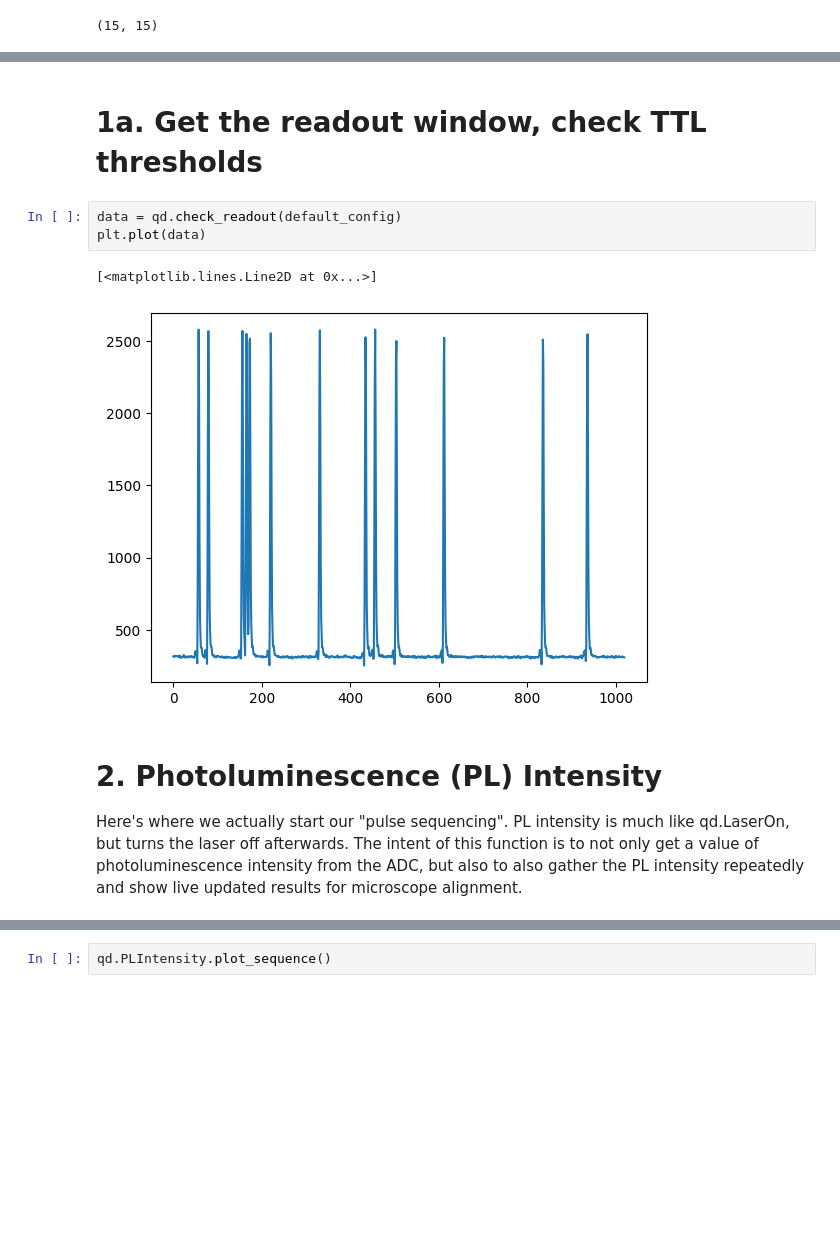
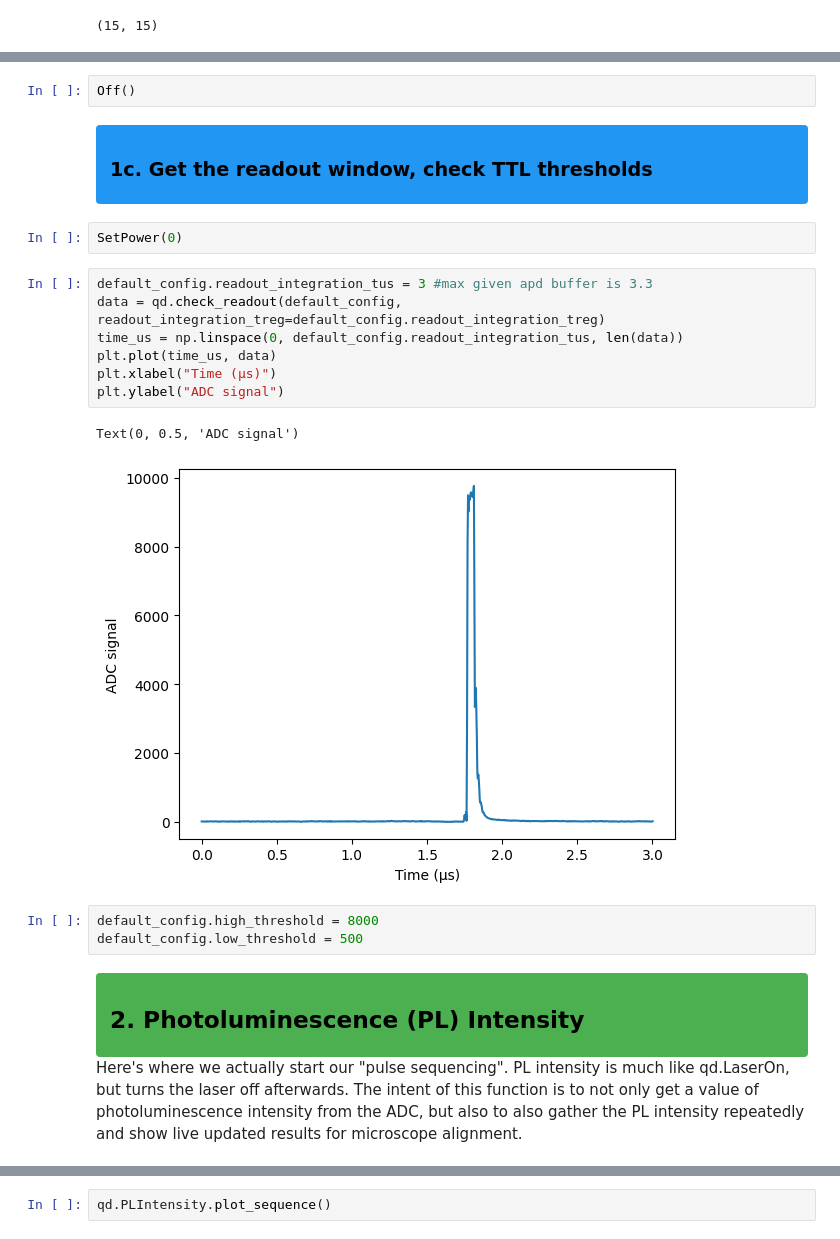
Before and after one commit to jeree-m/qick-dawg, a Jupyter notebook: jupyter_notebooks/Photon_Counting_Notebook.ipynb, the cells around one changed output, grey strips where cells are left out. Cells and saved outputs as stored; diff of their text form; blank space fills up the shorter version.

```diff
--- a/jupyter_notebooks/Photon_Counting_Notebook.ipynb
+++ b/jupyter_notebooks/Photon_Counting_Notebook.ipynb
@@ -158,13 +203,30 @@ qd.laser_off(default_config)
-# %% [markdown]
-# 1a. Get the readout window, check TTL thresholds
-# %%
-data = qd.check_readout(default_config)
-plt.plot(data)
-# %% [output]
-[<matplotlib.lines.Line2D at 0x...>]
-[figure, removed]
+# %%
+Off()
+# %% [markdown]
+<div style="background-color:#2196F3; padding:8px 14px; border-radius:4px;">
+<h3 style="color:black; margin:0;"> 1c. Get the readout window, check TTL thresholds</h3>
+</div>
+# %%
+SetPower(0)
+# %%
+default_config.readout_integration_tus = 3 #max given apd buffer is 3.3
+data = qd.check_readout(default_config, readout_integration_treg=default_config.readout_integration_treg)
+time_us = np.linspace(0, default_config.readout_integration_tus, len(data))
+plt.plot(time_us, data)
+plt.xlabel("Time (µs)")
+plt.ylabel("ADC signal")
+# %% [output]
+Text(0, 0.5, 'ADC signal')
+[figure, added]
+# %%
+default_config.high_threshold = 8000
+default_config.low_threshold = 500
 # %% [markdown]
-# 2. Photoluminescence (PL) Intensity <a class="anchor" id="third-bullet"></a>
+
+<div style="background-color:#4CAF50; padding:8px 14px; border-radius:4px;">
+<h2 style="color:black; margin:0;">2. Photoluminescence (PL) Intensity</h2>
+</div>
+
 
 Here's where we actually start our "pulse sequencing". PL intensity is much like qd.LaserOn, but turns the laser off afterwards. The intent of this function is to not only get a value of photoluminescence intensity from the ADC, but also to also gather the PL intensity repeatedly and show live updated results for microscope alignment.
 # %% [markdown]
```
Also changed, not shown: parts of 42 cells of this notebook, 2 other files.
